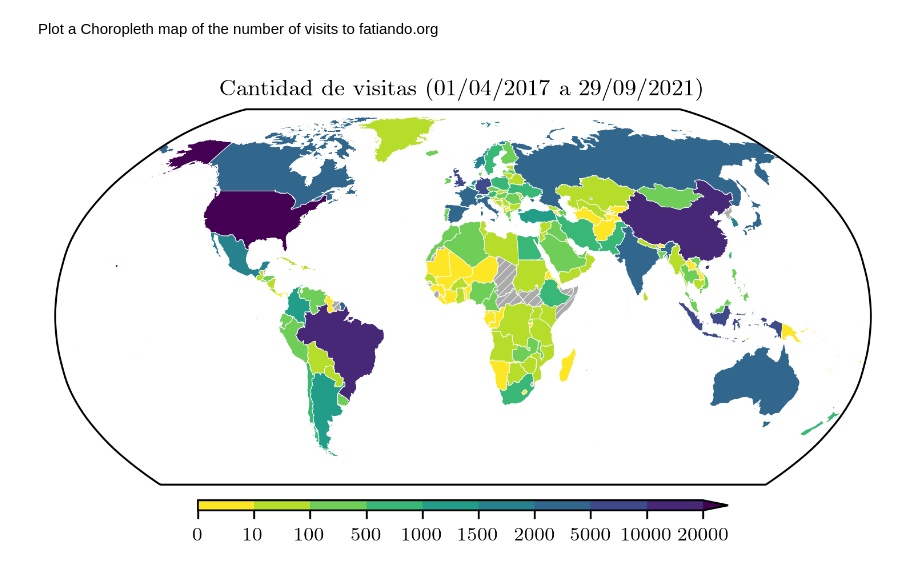
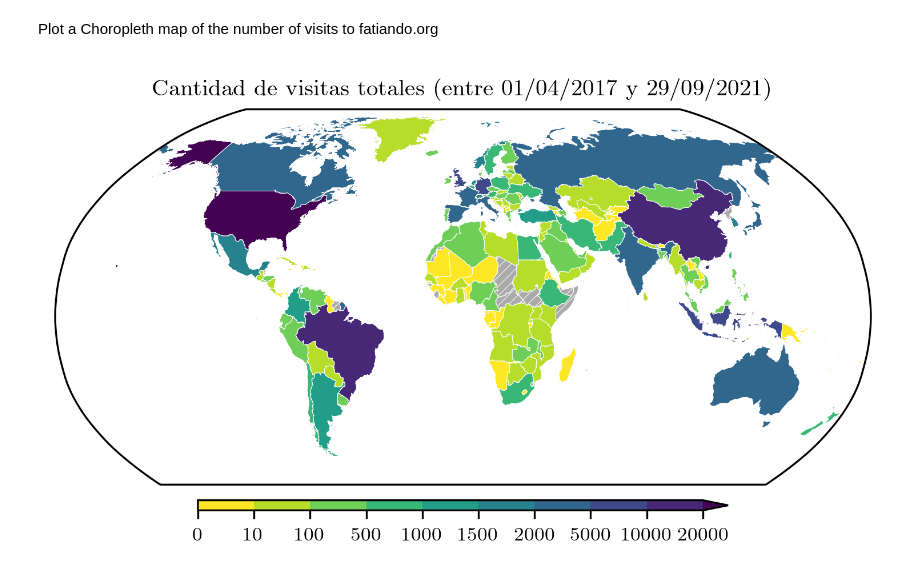
Before and after one commit to santisoler/phd-thesis, a Jupyter notebook: analytics/generate_figures.ipynb, the cells around one changed output. Drawn from its saved outputs; the diff is of its cells as text; code cells hidden in the pictures.

```diff
--- a/analytics/generate_figures.ipynb
+++ b/analytics/generate_figures.ipynb
@@ -260,7 +260,7 @@ norm = colors.BoundaryNorm(boundaries=boundaries, ncolors=256)
 sm = plt.cm.ScalarMappable(cmap=cmap, norm=norm)
 
 fmt = '%d/%m/%Y'
-title = f"Cantidad de visitas ({start_date.strftime(fmt)} a {end_date.strftime(fmt)})"
+title = f"Cantidad de visitas totales (entre {start_date.strftime(fmt)} y {end_date.strftime(fmt)})"
 
 fig = plt.figure(figsize=(5, 4.8))
 ax = fig.add_subplot(1, 1, 1, projection=ccrs.Robinson())
@@ -275,31 +275,31 @@ table.plot(
     edgecolor="white",
     ax=ax,
     transform=ccrs.PlateCarree(),
     missing_kwds={
         "color": "#aaa",
         "linewidth": linewidth,
         "hatch": "//////",
     },
     rasterized=True,
 )
 fig.colorbar(
     sm,
     boundaries=boundaries,
     extend="max",
     orientation="horizontal",
     pad=0.02,
     aspect=50,
     shrink=0.65,
 )
 ax.set_title(title)
 ax.tick_params(
     left=False,
     bottom=False,
     labelleft=False,
     labelbottom=False,
 )
 plt.tight_layout()
 plt.savefig(figs_dir / "users_map.pdf", bbox_inches='tight', dpi=300)
 plt.show()
 # %% [output]
-[figure, old version]
+[figure, new version]
```
Also changed, not shown: parts of 2 cells of this notebook, 10 other files.
